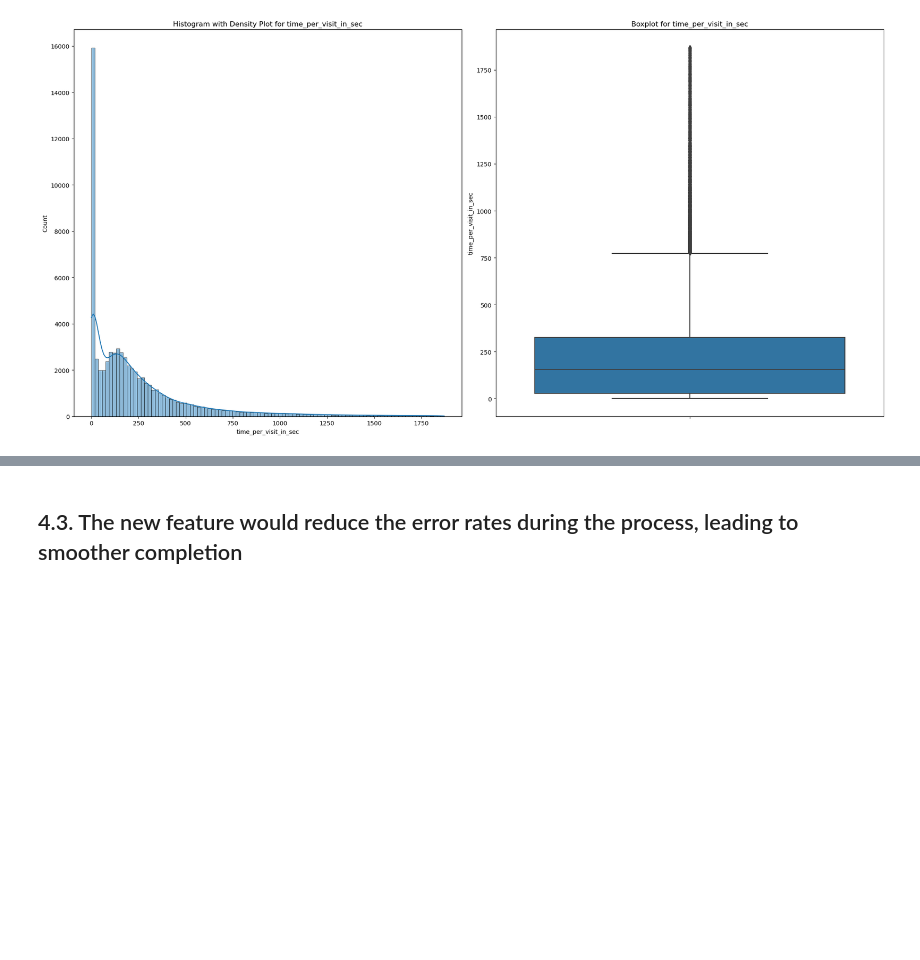
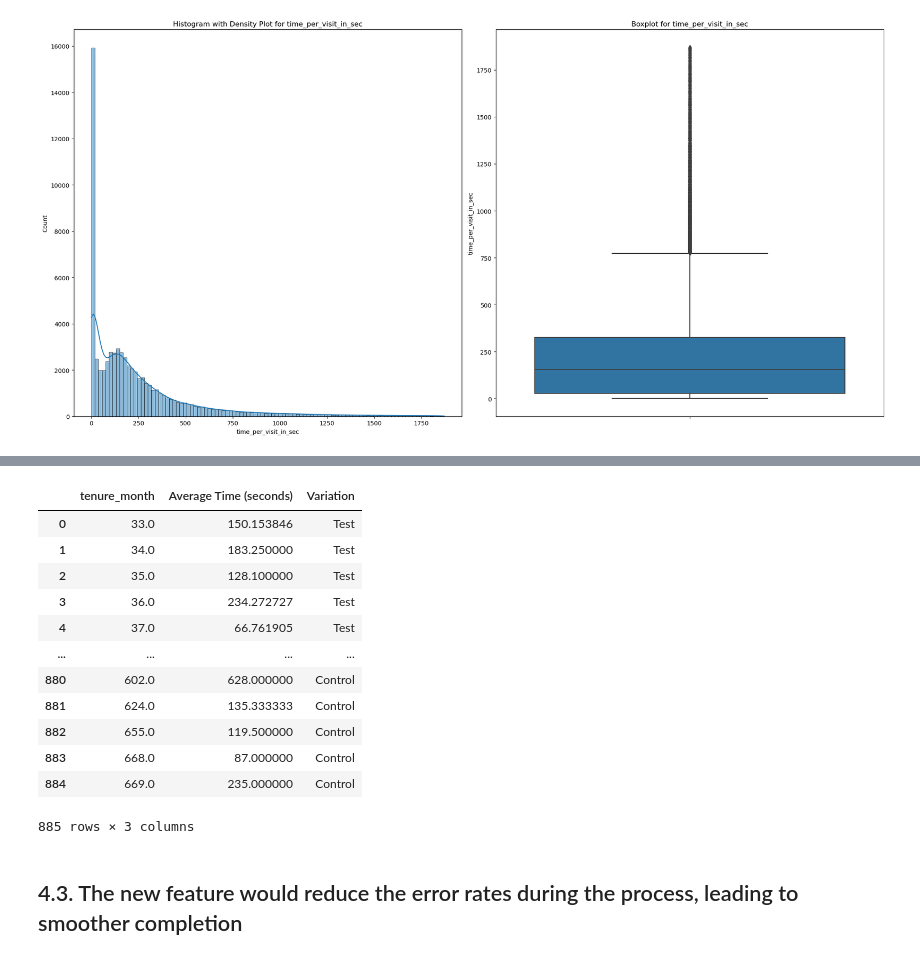
Before and after one commit to RosaEvasari/Vanguard_Project, a Jupyter notebook: notebooks/main.ipynb, the cells around one changed output, grey strips where cells are left out. Cells and saved outputs as stored; diff of their text form; code cells hidden in the pictures; blank space fills up the shorter version.

```diff
--- a/notebooks/main.ipynb
+++ b/notebooks/main.ipynb
@@ -738,3 +830,19 @@ df_gender, df_age, df_tenure = average_time_spent_per_variation_and_segment(time
+# %%
+df_tenure
+# %% [output]
+|  | tenure_month | Average Time (seconds) | Variation |
+| 0 | 33.0 | 150.153846 | Test |
+| 1 | 34.0 | 183.250000 | Test |
+| 2 | 35.0 | 128.100000 | Test |
+| 3 | 36.0 | 234.272727 | Test |
+| 4 | 37.0 | 66.761905 | Test |
+| ... | ... | ... | ... |
+| 880 | 602.0 | 628.000000 | Control |
+| 881 | 624.0 | 135.333333 | Control |
+| 882 | 655.0 | 119.500000 | Control |
+| 883 | 668.0 | 87.000000 | Control |
+| 884 | 669.0 | 235.000000 | Control |
+885 rows × 3 columns
 # %% [markdown]
 ## 4.3. The new feature would reduce the error rates during the process, leading to smoother completion
 # %% [markdown]
```
Also changed, not shown: parts of 6 cells of this notebook, 4 other files.
